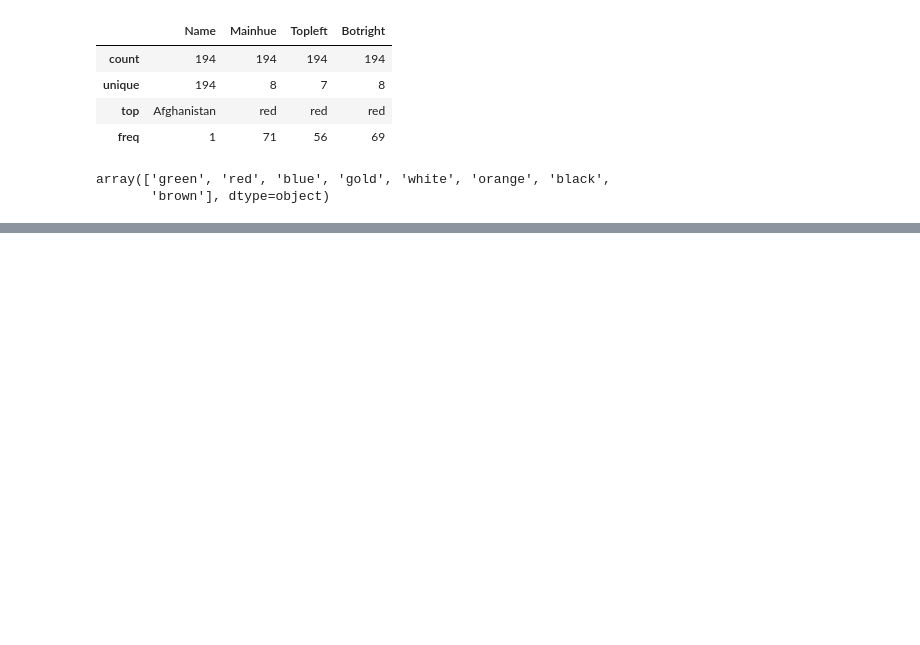
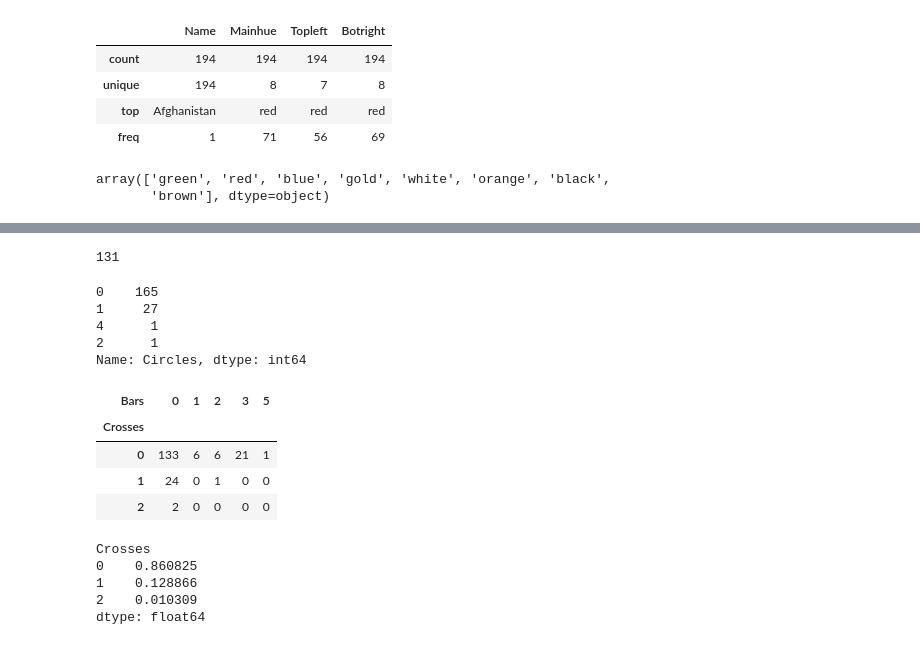
Before and after one commit to insdout/Basic-Statistics, a Jupyter notebook: Flags.ipynb, the cells around one changed output, grey strips where cells are left out. Drawn from its saved outputs; the diff is of its cells as text; code cells hidden in the pictures; blank space fills up the shorter version.

```diff
--- a/Flags.ipynb
+++ b/Flags.ipynb
@@ -40,0 +143,21 @@ array(['green', 'red', 'blue', 'gold', 'white', 'orange', 'black',
+# %%
+tb1.iloc[0,0].sum()
+# %% [output]
+131
+# %%
+df.Circles.value_counts()
+# %% [output]
+0    165
+1     27
+4      1
+2      1
+Name: Circles, dtype: int64
+# %%
+tb2 = pd.crosstab(df.Crosses, df.Bars)
+tb2
+# %% [output]
+| Bars | 0 | 1 | 2 | 3 | 5 |
+| Crosses |  |  |  |  |  |
+| 0 | 133 | 6 | 6 | 21 | 1 |
+| 1 | 24 | 0 | 1 | 0 | 0 |
+| 2 | 2 | 0 | 0 | 0 | 0 |
@@ -40,0 +166,9 @@ array(['green', 'red', 'blue', 'gold', 'white', 'orange', 'black',
+# %%
+col_p = tb2.sum(axis=1)/total
+col_p
+# %% [output]
+Crosses
+0    0.860825
+1    0.128866
+2    0.010309
+dtype: float64
```
Also changed, not shown: parts of 19 cells of this notebook.
